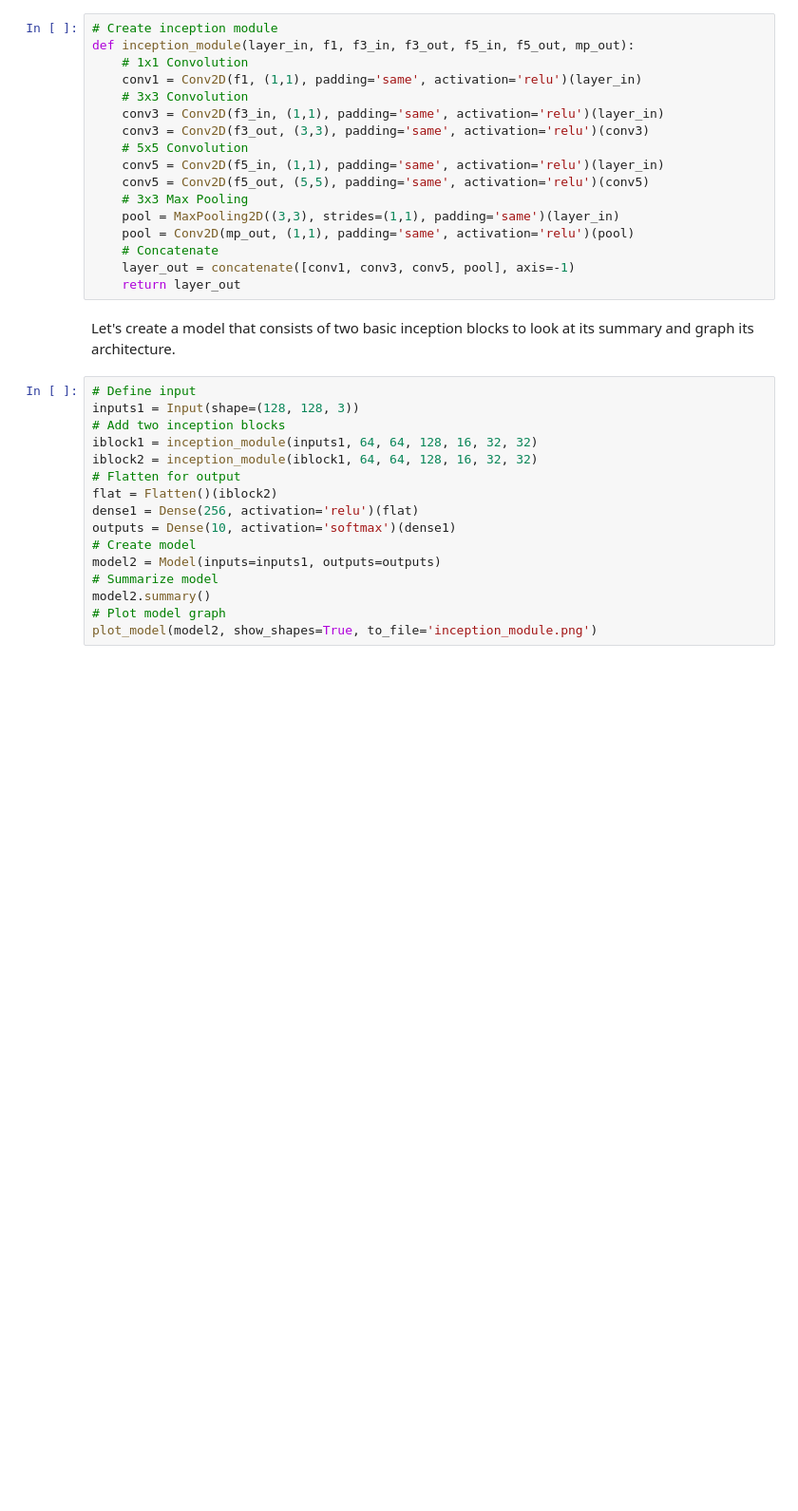
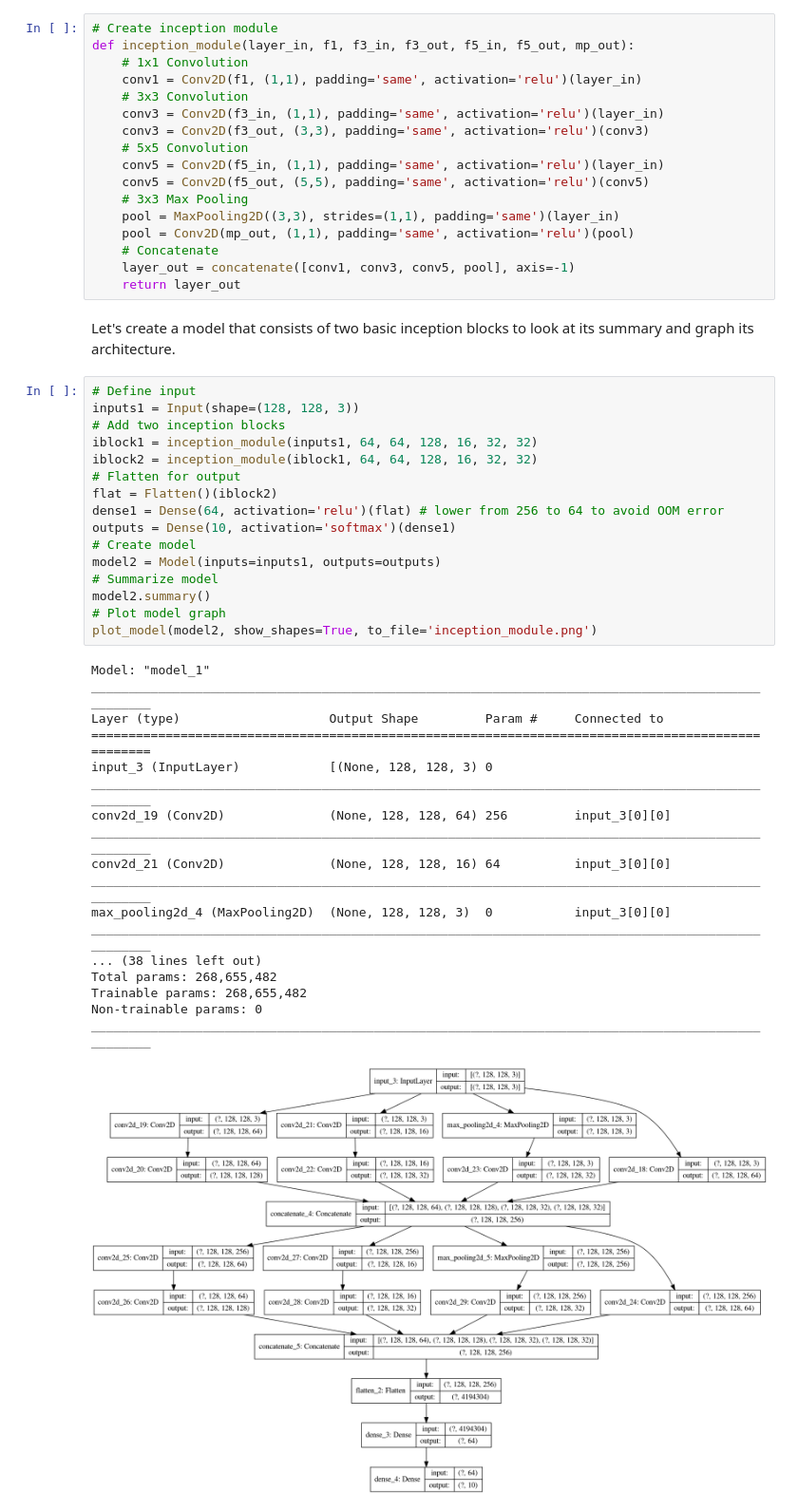
Before and after one commit to apulache/Mastering-Keras, a Jupyter notebook: Module 4.1_ Inception Blocks.ipynb, the cells around one changed output. Shown at 95% size. Saved outputs shown, nothing was run; the diff lists cells and outputs as text; blank space fills up the shorter version.

Commit message:
Fixes to avoid OOM

```diff
--- a/Module 4.1_ Inception Blocks.ipynb
+++ b/Module 4.1_ Inception Blocks.ipynb
@@ -92,16 +93,35 @@ Let's create a model that consists of two basic inception blocks to look at its
 # %%
 # Define input
 inputs1 = Input(shape=(128, 128, 3))
 # Add two inception blocks
 iblock1 = inception_module(inputs1, 64, 64, 128, 16, 32, 32)
 iblock2 = inception_module(iblock1, 64, 64, 128, 16, 32, 32)
 # Flatten for output
 flat = Flatten()(iblock2)
-dense1 = Dense(256, activation='relu')(flat)
+dense1 = Dense(64, activation='relu')(flat) # lower from 256 to 64 to avoid OOM error
 outputs = Dense(10, activation='softmax')(dense1)
 # Create model
 model2 = Model(inputs=inputs1, outputs=outputs)
 # Summarize model
 model2.summary()
 # Plot model graph
 plot_model(model2, show_shapes=True, to_file='inception_module.png')
+# %% [output]
+Model: "model_1"
+__________________________________________________________________________________________________
+Layer (type)                    Output Shape         Param #     Connected to
+==================================================================================================
+input_3 (InputLayer)            [(None, 128, 128, 3) 0
+__________________________________________________________________________________________________
+conv2d_19 (Conv2D)              (None, 128, 128, 64) 256         input_3[0][0]
+__________________________________________________________________________________________________
+conv2d_21 (Conv2D)              (None, 128, 128, 16) 64          input_3[0][0]
+__________________________________________________________________________________________________
+max_pooling2d_4 (MaxPooling2D)  (None, 128, 128, 3)  0           input_3[0][0]
+__________________________________________________________________________________________________
+... (38 lines left out)
+Total params: 268,655,482
+Trainable params: 268,655,482
+Non-trainable params: 0
+__________________________________________________________________________________________________
+[figure, added]
```
Also changed, not shown: parts of 1 cell of this notebook, 8 other files.
